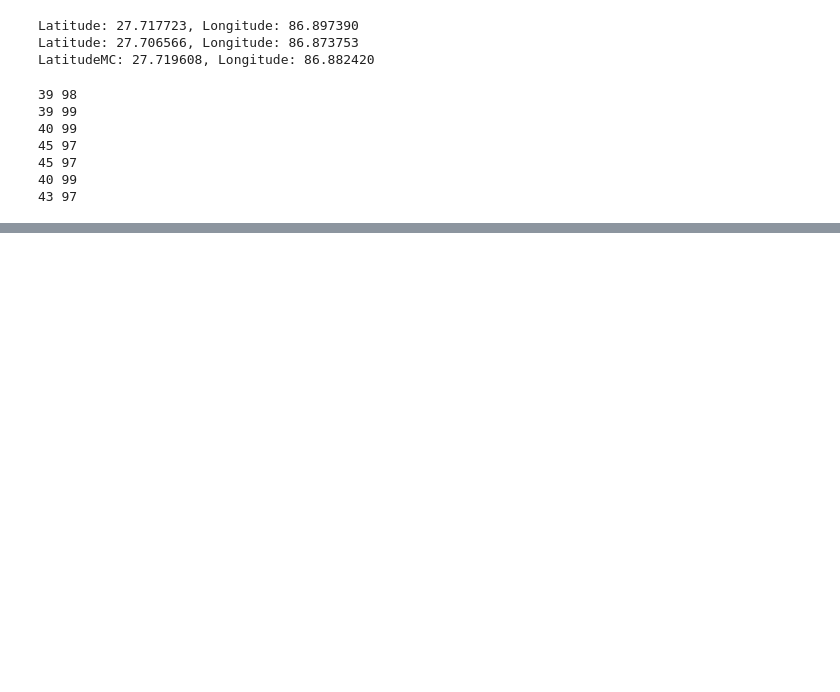
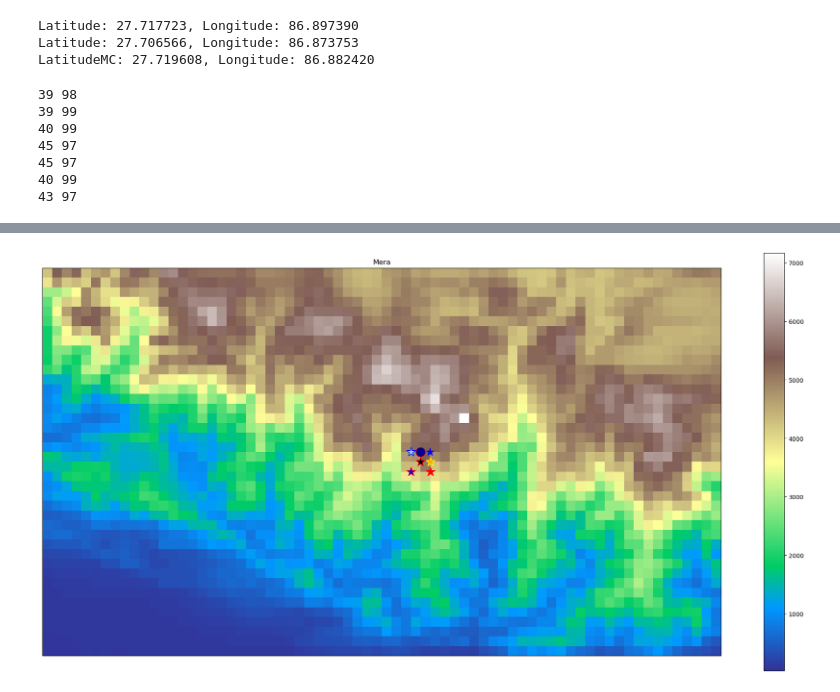
Before and after one commit to Andeol-ramb/MAR_HMA_GLACIOCLIM_Comparisons, a Jupyter notebook: MAP_Stations_Glacioclim.ipynb, the cells around one changed output, grey strips where cells are left out. Drawn from its saved outputs; the diff is of its cells as text; code cells hidden in the pictures; blank space fills up the shorter version.

```diff
--- a/MAP_Stations_Glacioclim.ipynb
+++ b/MAP_Stations_Glacioclim.ipynb
@@ -185,0 +186,35 @@ plt.show()
+# %%
+fig, axs = plt.subplots(subplot_kw={'projection': ccrs.PlateCarree()},figsize=(20,10))
+cmap='terrain'
+
+m1=axs.pcolormesh(dsM.SH,cmap=cmap)
+
+axs.scatter(98,39,s=250,marker='*',color='blue',linewidths=1.,edgecolors='red')
+
+axs.scatter(100,39,s=250,marker='*',color='red',linewidths=1.,edgecolors='red')
+
+axs.scatter(100,40,s=250,marker='*',color='orange',linewidths=1.,edgecolors='yellow') #vérifier si coordonées sont dans le bon référenciel.
+
+axs.scatter(100,41,s=250,marker='*',color='blue',linewidths=1.,edgecolors='None') #vérifier si coordonées sont dans le bon référenciel.
+
+axs.scatter(99,40,s=250,marker='*',color='black',linewidths=1.,edgecolors='red') #vérifier si coordonées sont dans le bon référenciel.
+
+axs.scatter(99,41,s=250,marker='o',color='darkblue',linewidths=1.,edgecolors='red') #vérifier si coordonées sont dans le bon référenciel.
+
+axs.scatter(98,41,s=250,marker='*',color='skyblue',linewidths=1.,edgecolors='blue')
+
+
+
+
+
+axs.set_title('Mera')
+fig.colorbar(m1,orientation='vertical')
+
+axs.set_extent([60, 130, 60, 20], crs=ccrs.PlateCarree())
+
+#ax1.set_title('contourf with levels')
+fig.tight_layout()
+plt.grid()
+plt.show()
+# %% [output]
+[figure, added]
```
Also changed, not shown: parts of 1 cell of this notebook, 5 other files.
